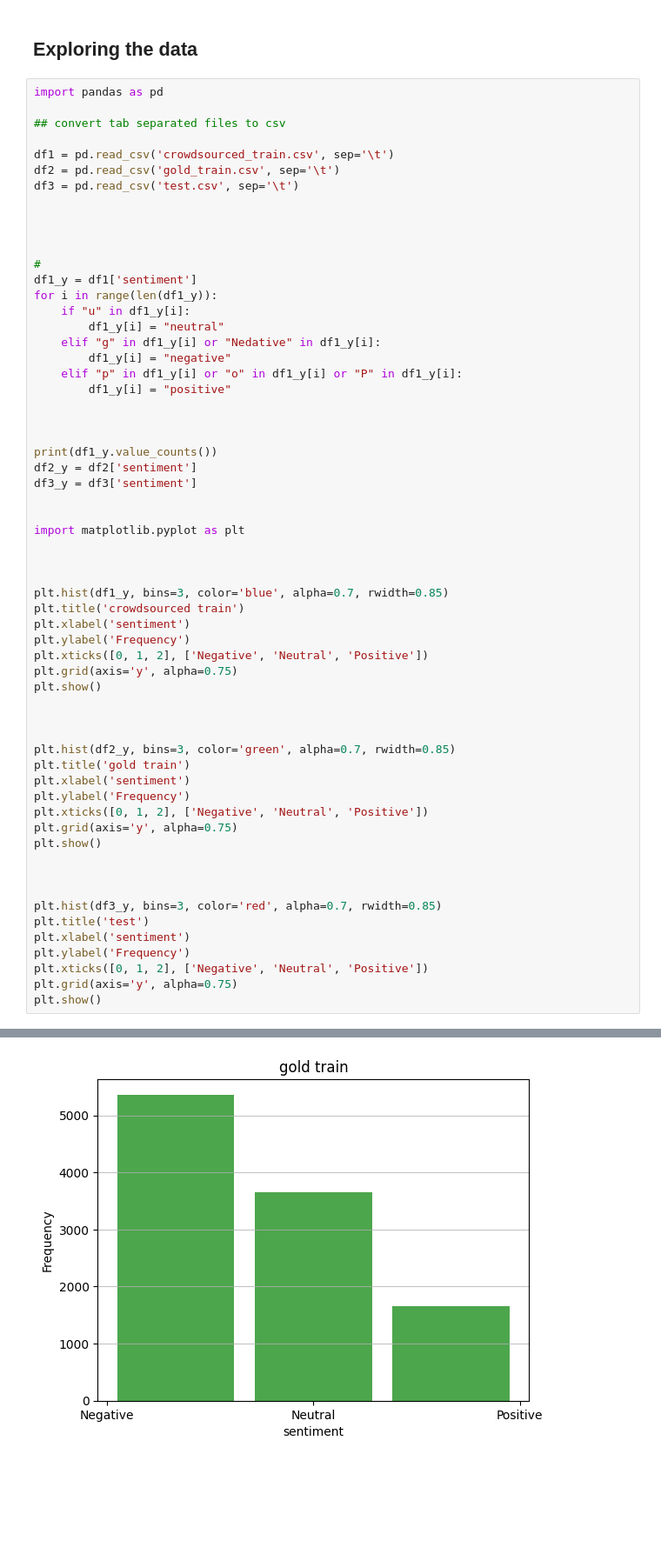
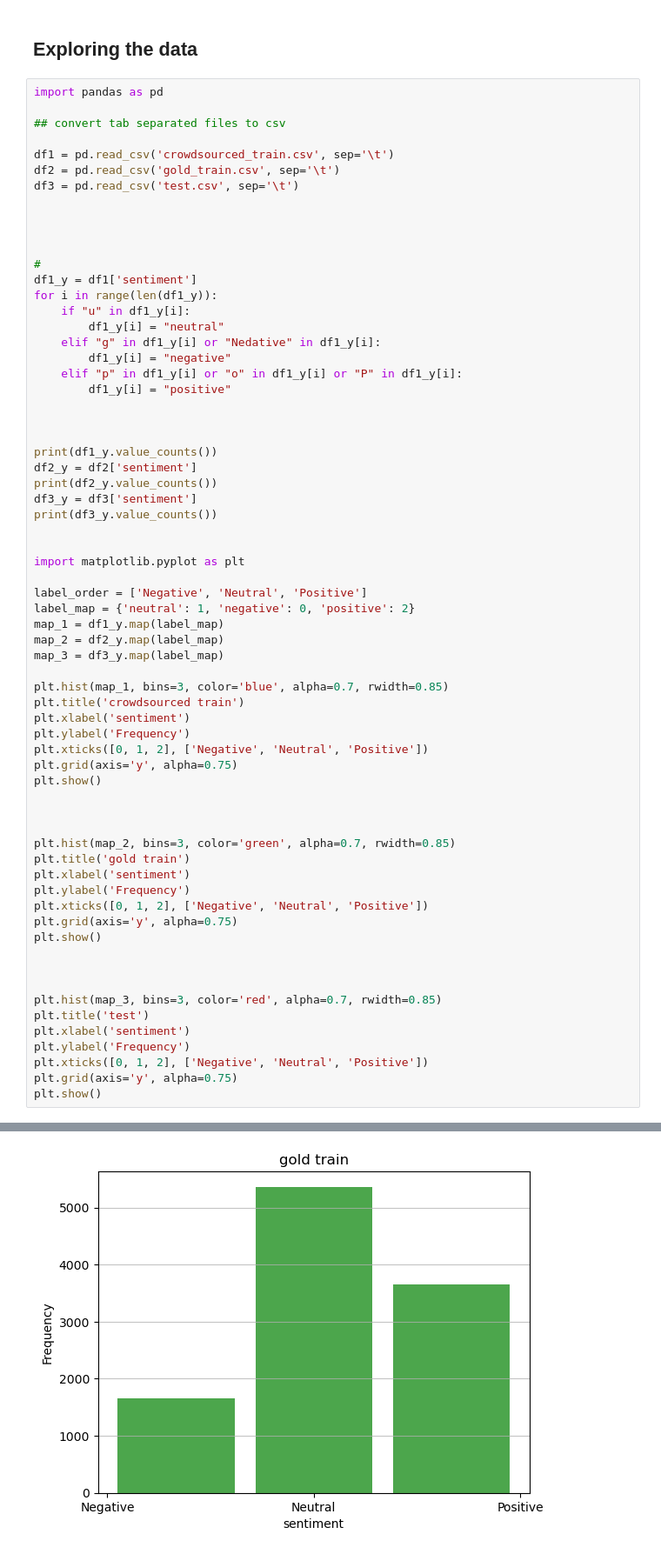
Before and after one commit to casperHansenTEOA/dat341, a Jupyter notebook: Lab3/Lab3.ipynb, the cells around one changed output, grey strips where cells are left out. Shown at 87% size. Cells and saved outputs as stored; diff of their text form; blank space fills up the shorter version.

Commit message:
Added agreement score, fixed histograms

```diff
--- a/Lab3/Lab3.ipynb
+++ b/Lab3/Lab3.ipynb
@@ -26,14 +26,20 @@ for i in range(len(df1_y)):
 
 print(df1_y.value_counts())
 df2_y = df2['sentiment']
+print(df2_y.value_counts())
 df3_y = df3['sentiment']
+print(df3_y.value_counts())
 
 
 import matplotlib.pyplot as plt
 
+label_order = ['Negative', 'Neutral', 'Positive']
+label_map = {'neutral': 1, 'negative': 0, 'positive': 2}
+map_1 = df1_y.map(label_map)
+map_2 = df2_y.map(label_map)
+map_3 = df3_y.map(label_map)
 
-
-plt.hist(df1_y, bins=3, color='blue', alpha=0.7, rwidth=0.85)
+plt.hist(map_1, bins=3, color='blue', alpha=0.7, rwidth=0.85)
 plt.title('crowdsourced train')
 plt.xlabel('sentiment')
 plt.ylabel('Frequency')
@@ -43,7 +49,7 @@ plt.show()
 
 
 
-plt.hist(df2_y, bins=3, color='green', alpha=0.7, rwidth=0.85)
+plt.hist(map_2, bins=3, color='green', alpha=0.7, rwidth=0.85)
 plt.title('gold train')
 plt.xlabel('sentiment')
 plt.ylabel('Frequency')
@@ -53,7 +59,7 @@ plt.show()
 
 
 
-plt.hist(df3_y, bins=3, color='red', alpha=0.7, rwidth=0.85)
+plt.hist(map_3, bins=3, color='red', alpha=0.7, rwidth=0.85)
 plt.title('test')
 plt.xlabel('sentiment')
 plt.ylabel('Frequency')
@@ -70 +86 @@ Name: count, dtype: int64
-[figure, old version]
+[figure, new version]
```
Also changed, not shown: parts of 3 cells of this notebook.
